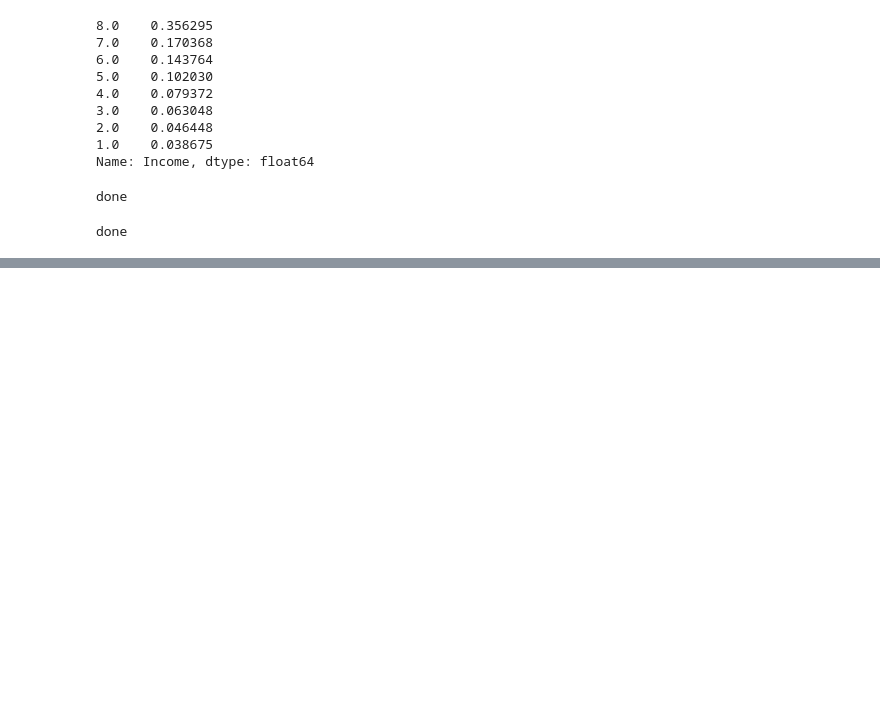
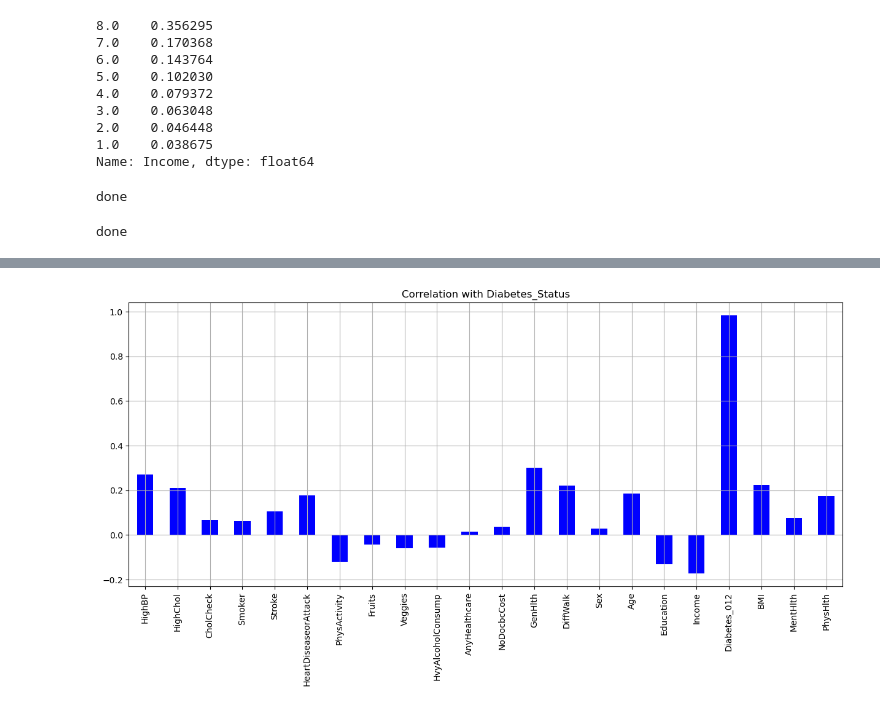
Before and after one commit to TRNisbet/laughing-octo-pancake, a Jupyter notebook: Raw_Data_PreProcessing_Complete.ipynb, the cells around one changed output, grey strips where cells are left out. Cells and saved outputs as stored; diff of their text form; code cells hidden in the pictures; blank space fills up the shorter version.

```diff
--- a/Sunday_work_No_Dupes_Kellie.ipynb
+++ b/Raw_Data_PreProcessing_Complete.ipynb
@@ -928,0 +902,5 @@ Loosely Correlated (recommended to drop)
+# %%
+diabetes_df.drop('Diabetes_Status', axis=1).corrwith(diabetes_df.Diabetes_Status).plot(kind='bar', grid=True, figsize=(15, 6)
+, title="Correlation with Diabetes_Status",color="blue");
+# %% [output]
+[figure, added]
```
Also changed, not shown: parts of 38 cells of this notebook.
